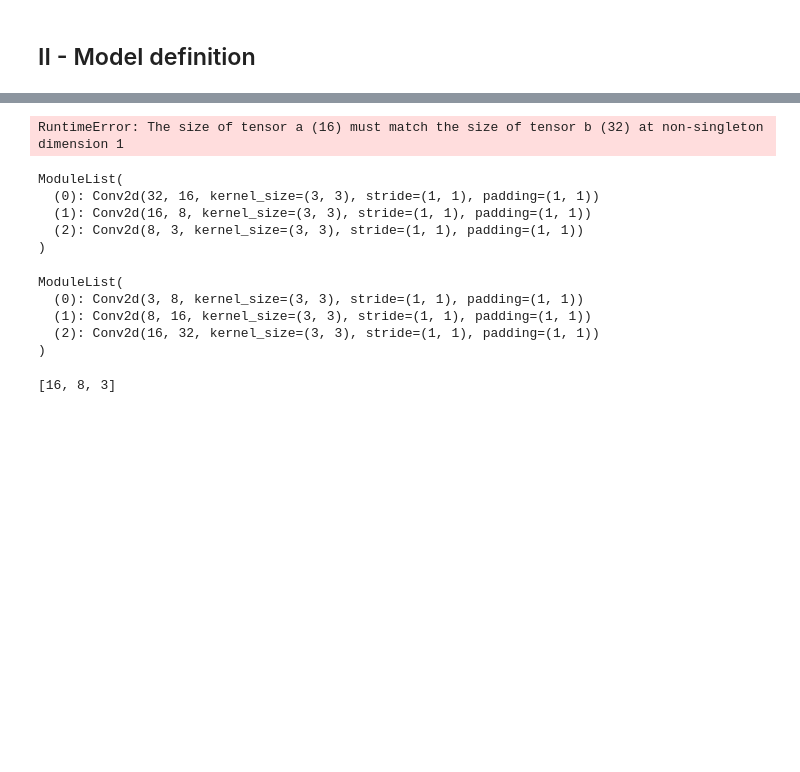
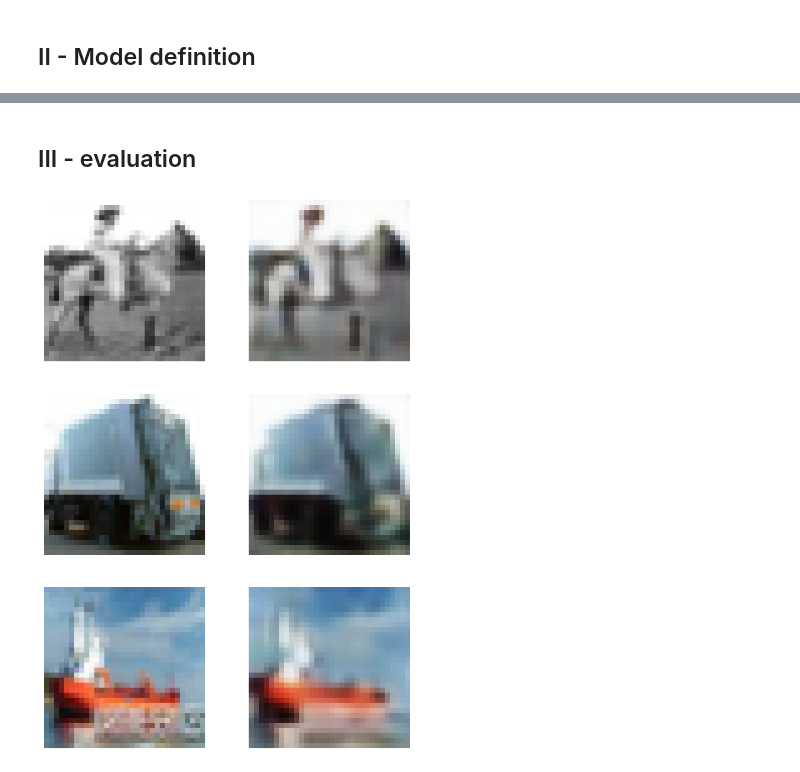
Before and after one commit to BFavier/bfavier.github.io, a Jupyter notebook: introduction_to_deep_learning/notebooks/introduction_to_deep_learning_TP.ipynb, the cells around one changed output, grey strips where cells are left out. Drawn from its saved outputs; the diff is of its cells as text; code cells hidden in the pictures; blank space fills up the shorter version.

```diff
--- a/introduction_to_deep_learning/notebooks/introduction_to_deep_learning_TP.ipynb
+++ b/introduction_to_deep_learning/notebooks/introduction_to_deep_learning_TP.ipynb
@@ -97,6 +115,12 @@ class Model(torch.nn.Module):
     def device(self):
         return self.encoder.linears[0].weight.device
 # %%
+def RMSE_loss(input: torch.Tensor, target: torch.Tensor) -> torch.Tensor:
+    """
+    """
+    MSE = F.mse_loss(input, target)
+    return MSE**0.5
+
 def batches(array: np.ndarray, batch_size: int, n_batches: int):
     """
     yield "n_batches" batches of size "batche_size"
@@ -117,7 +141,7 @@ def train_loop(model: Model, optimizer: torch.optim.Optimizer, train_data: np.nd
             model.train()
             for array in batches(train_data, batch_size, n_batches):
                 X = model.to_tensor(array)
-                loss = F.mse_loss(model(X), X)
+                loss = RMSE_loss(X, model(X))
                 loss.backward()
                 losses.append(loss.item())
             train_loss = sum(losses) / max(1, len(losses))
@@ -127,7 +151,7 @@ def train_loop(model: Model, optimizer: torch.optim.Optimizer, train_data: np.nd
             with torch.no_grad():
                 for array in batches(val_data, batch_size, n_batches):
                     X = model.to_tensor(array)
-                    losses.append(F.mse_loss(model(X), X).item())
+                    losses.append(RMSE_loss(X, model(X)).item())
             val_loss = sum(losses) / max(1, len(losses))
             # step and display
             optimizer.step()
@@ -137,5 +161,5 @@ def train_loop(model: Model, optimizer: torch.optim.Optimizer, train_data: np.nd
 # %%
 model = Model([8, 16, 32])
 model.to("cuda:0")
-train_loop(model, torch.optim.Adam(model.parameters()), train, val, batch_size=1000, n_batches=1)
+train_loop(model, torch.optim.Adam(model.parameters()), train, val, n_steps=10000, batch_size=10000, n_batches=1)
 # %% [output]
@@ -161,24 +183,12 @@ X = model.to_tensor(train[:10])
-# %%
-model.decoder(model.encoder(X)).shape
-# %% [output]
-RuntimeError: The size of tensor a (16) must match the size of tensor b (32) at non-singleton dimension 1
-# %%
-model.decoder.activated
-# %% [output]
-ModuleList(
-  (0): Conv2d(32, 16, kernel_size=(3, 3), stride=(1, 1), padding=(1, 1))
-  (1): Conv2d(16, 8, kernel_size=(3, 3), stride=(1, 1), padding=(1, 1))
-  (2): Conv2d(8, 3, kernel_size=(3, 3), stride=(1, 1), padding=(1, 1))
-)
-# %%
-model.encoder.activated
-# %% [output]
-ModuleList(
-  (0): Conv2d(3, 8, kernel_size=(3, 3), stride=(1, 1), padding=(1, 1))
-  (1): Conv2d(8, 16, kernel_size=(3, 3), stride=(1, 1), padding=(1, 1))
-  (2): Conv2d(16, 32, kernel_size=(3, 3), stride=(1, 1), padding=(1, 1))
-)
-# %%
-[8, 16, 32][-2::-1] + [3]
-# %% [output]
-[16, 8, 3]
+# %% [markdown]
+## III - evaluation
+# %%
+images = test[np.random.permutation(len(test))[:3]]
+f, axes = plt.subplots(figsize=[8, 12], ncols=2, nrows=3)
+for (ax1, ax2), image in zip(axes, images):
+    ax1.imshow(image.transpose(1, 2, 0))
+    ax2.imshow(model.decode(model.encode(image)))
+    ax1.axis("off")
+    ax2.axis("off")
+# %% [output]
+[figure, added]
```
Also changed, not shown: parts of 4 cells of this notebook.
